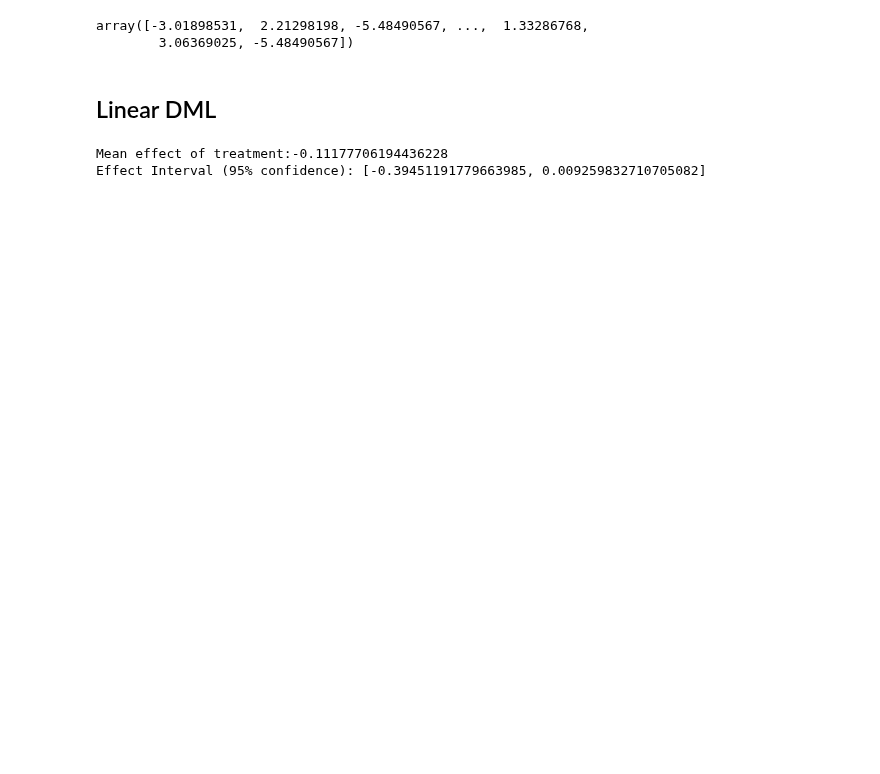
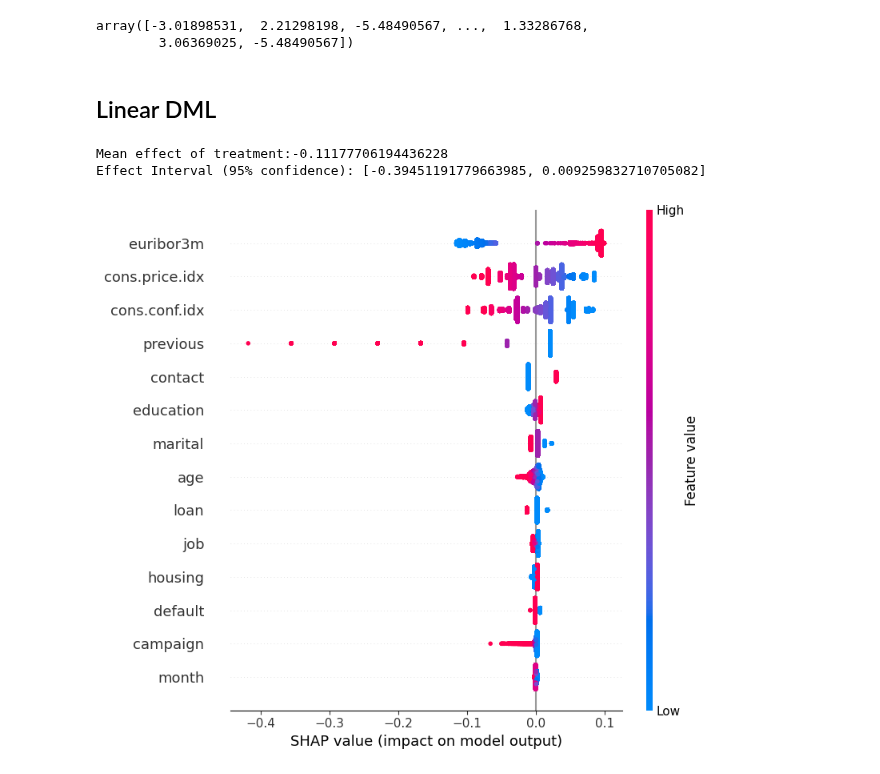
Before and after one commit to McGill-MMA-EnterpriseAnalytics/fourchetteurs, a Jupyter notebook: Causal_Inference.ipynb, the cells around one changed output. Cells and saved outputs as stored; diff of their text form; code cells hidden in the pictures; blank space fills up the shorter version.

Commit message:
Added shap values

```diff
--- a/Causal_Inference.ipynb
+++ b/Causal_Inference.ipynb
@@ -383,3 +383,17 @@ print("Effect Interval (95% confidence): [{}, {}]".format(lower_bound2, upper_bo
 # %% [output]
 Mean effect of treatment:-0.11177706194436228
 Effect Interval (95% confidence): [-0.39451191779663985, 0.009259832710705082]
+# %%
+shap_values = est2.shap_values(X)
+# %%
+# convert dict_keys object to a list to make it subscriptable
+output_name = list(shap_values.keys())[0]
+treatment_name = list(shap_values[output_name].keys())[0]
+
+specific_shap_values = shap_values[output_name][treatment_name]
+
+
+# visualize the SHAP values
+shap.summary_plot(specific_shap_values, X)
+# %% [output]
+[figure, added]
```
Also changed, not shown: parts of 2 cells of this notebook.
